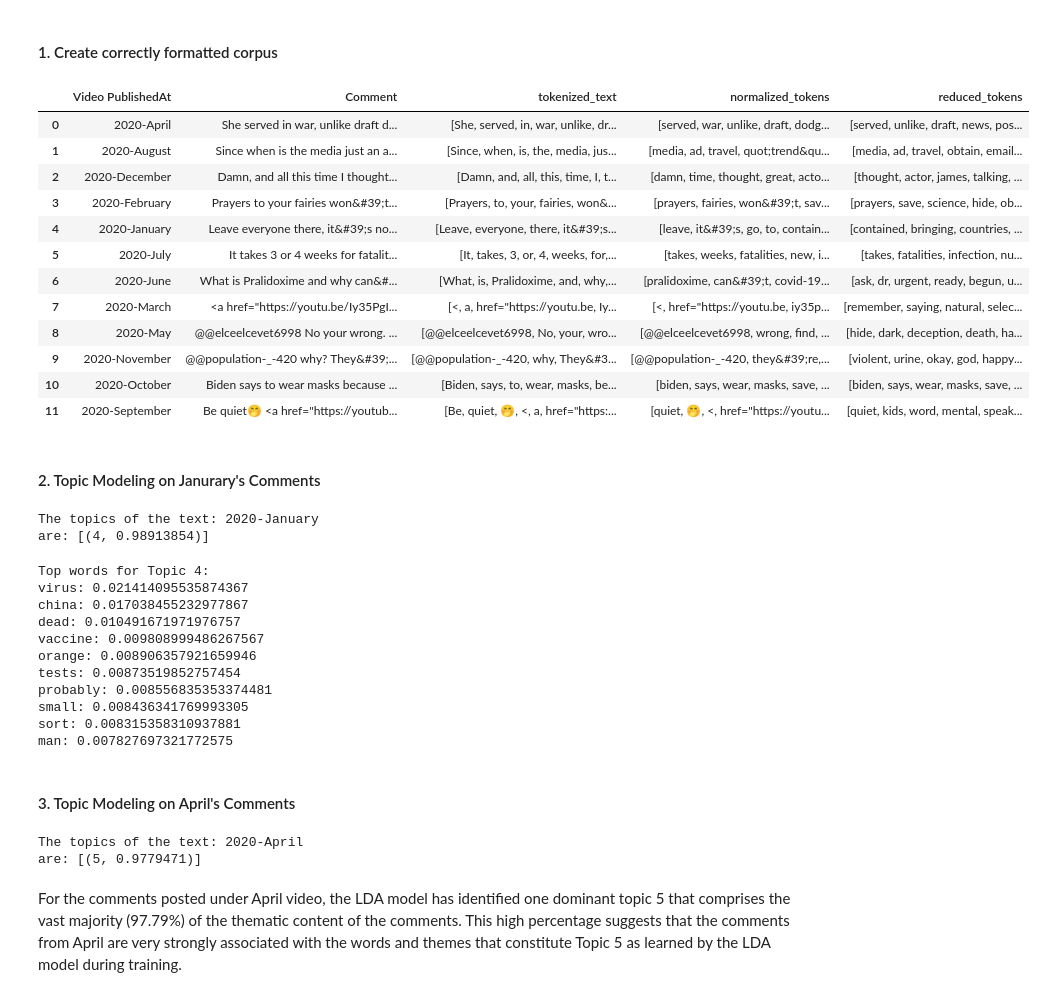
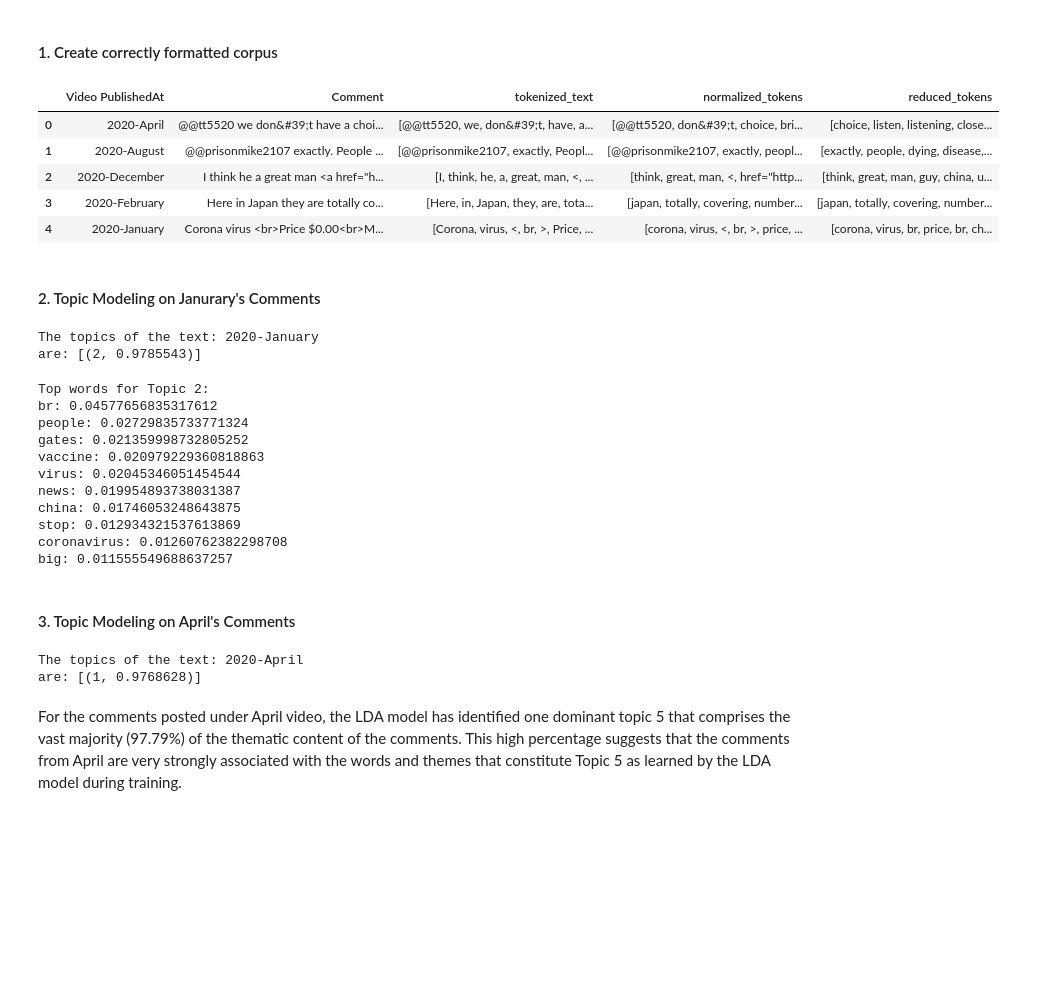
Before and after one commit to yuzhouw313/Content-Analysis-Homework, a Jupyter notebook: notebooks/3_Topic_Modeling_and_Clustering.ipynb, the cells around one changed output. Drawn from its saved outputs; the diff is of its cells as text; code cells hidden in the pictures; blank space fills up the shorter version.

```diff
--- a/notebooks/3_Topic_Modeling_and_Clustering.ipynb
+++ b/notebooks/3_Topic_Modeling_and_Clustering.ipynb
@@ -1721,33 +1937,26 @@ This [HDP tutorial](https://towardsdatascience.com/dont-be-afraid-of-nonparametr
 # %%
 import random
 
 random.seed(42)
 
 grouped = abc_df.groupby('Video PublishedAt')
 
 # Randomly sample 10 comments from video publish month
 sampled_comments = grouped.apply(lambda x: x.sample(10)).reset_index(drop=True)
 monthly_comments = pandas.DataFrame(sampled_comments.groupby('Video PublishedAt')['Comment'].apply(' '.join)).reset_index()
 
 monthly_comments['tokenized_text'] = monthly_comments['Comment'].apply(lambda x: lucem_illud.word_tokenize(x))
 monthly_comments['normalized_tokens'] = monthly_comments['tokenized_text'].apply(lambda x: lucem_illud.normalizeTokens(x))
-monthly_comments['reduced_tokens'] = monthly_comments['normalized_tokens'].apply(lambda x: dropMissing(x, senTFVectorizer.vocabulary_.keys()))
+monthly_comments['reduced_tokens'] = monthly_comments['normalized_tokens'].apply(lambda x: [w for w in x if w in ngTFVectorizer.vocabulary_.keys()])
 
-monthly_comments
+monthly_comments.head()
 # %% [output]
 |  | Video PublishedAt | Comment | tokenized_text | normalized_tokens | reduced_tokens |
-| 0 | 2020-April | She served in war, unlike draft d... | [She, served, in, war, unlike, dr... | [served, war, unlike, draft, dodg... | [served, unlike, draft, news, pos... |
-| 1 | 2020-August | Since when is the media just an a... | [Since, when, is, the, media, jus... | [media, ad, travel, quot;trend&qu... | [media, ad, travel, obtain, email... |
-| 2 | 2020-December | Damn, and all this time I thought... | [Damn, and, all, this, time, I, t... | [damn, time, thought, great, acto... | [thought, actor, james, talking, ... |
-| 3 | 2020-February | Prayers to your fairies won&#39;t... | [Prayers, to, your, fairies, won&... | [prayers, fairies, won&#39;t, sav... | [prayers, save, science, hide, ob... |
-| 4 | 2020-January | Leave everyone there, it&#39;s no... | [Leave, everyone, there, it&#39;s... | [leave, it&#39;s, go, to, contain... | [contained, bringing, countries, ... |
-| 5 | 2020-July | It takes 3 or 4 weeks for fatalit... | [It, takes, 3, or, 4, weeks, for,... | [takes, weeks, fatalities, new, i... | [takes, fatalities, infection, nu... |
-| 6 | 2020-June | What is Pralidoxime and why can&#... | [What, is, Pralidoxime, and, why,... | [pralidoxime, can&#39;t, covid-19... | [ask, dr, urgent, ready, begun, u... |
-| 7 | 2020-March | <a href="https://youtu.be/Iy35PgI... | [<, a, href="https://youtu.be, Iy... | [<, href="https://youtu.be, iy35p... | [remember, saying, natural, selec... |
-| 8 | 2020-May | @@elceelcevet6998 No your wrong. ... | [@@elceelcevet6998, No, your, wro... | [@@elceelcevet6998, wrong, find, ... | [hide, dark, deception, death, ha... |
-| 9 | 2020-November | @@population-_-420 why? They&#39;... | [@@population-_-420, why, They&#3... | [@@population-_-420, they&#39;re,... | [violent, urine, okay, god, happy... |
-| 10 | 2020-October | Biden says to wear masks because ... | [Biden, says, to, wear, masks, be... | [biden, says, wear, masks, save, ... | [biden, says, wear, masks, save, ... |
-| 11 | 2020-September | Be quiet🤭 <a href="https://youtub... | [Be, quiet, 🤭, <, a, href="https:... | [quiet, 🤭, <, href="https://youtu... | [quiet, kids, word, mental, speak... |
+| 0 | 2020-April | @@tt5520 we don&#39;t have a choi... | [@@tt5520, we, don&#39;t, have, a... | [@@tt5520, don&#39;t, choice, bri... | [choice, listen, listening, close... |
+| 1 | 2020-August | @@prisonmike2107 exactly. People ... | [@@prisonmike2107, exactly, Peopl... | [@@prisonmike2107, exactly, peopl... | [exactly, people, dying, disease,... |
+| 2 | 2020-December | I think he a great man <a href="h... | [I, think, he, a, great, man, <, ... | [think, great, man, <, href="http... | [think, great, man, guy, china, u... |
+| 3 | 2020-February | Here in Japan they are totally co... | [Here, in, Japan, they, are, tota... | [japan, totally, covering, number... | [japan, totally, covering, number... |
+| 4 | 2020-January | Corona virus <br>Price $0.00<br>M... | [Corona, virus, <, br, >, Price, ... | [corona, virus, <, br, >, price, ... | [corona, virus, br, price, br, ch... |
 # %%
 dictionary = gensim.corpora.Dictionary(monthly_comments['reduced_tokens'])
 corpus = [dictionary.doc2bow(text) for text in monthly_comments['reduced_tokens']]
@@ -1766,24 +1975,24 @@ print("The topics of the text: {}".format(monthly_comments['Video PublishedAt'][
 print("are: {}".format(sen1lda))
 # %% [output]
 The topics of the text: 2020-January
-are: [(4, 0.98913854)]
+are: [(2, 0.9785543)]
 # %%
-top_words_topic_4 = senlda.show_topic(4, topn=10)
-print("Top words for Topic 4:")
-for word, prob in top_words_topic_4:
+top_words_topic_2 = senlda.show_topic(2, topn=10)
+print("Top words for Topic 2:")
+for word, prob in top_words_topic_2:
     print(f"{word}: {prob}")
 # %% [output]
-Top words for Topic 4:
-virus: 0.021414095535874367
-china: 0.017038455232977867
-dead: 0.010491671971976757
-vaccine: 0.009808999486267567
-orange: 0.008906357921659946
-tests: 0.00873519852757454
-probably: 0.008556835353374481
-small: 0.008436341769993305
-sort: 0.008315358310937881
-man: 0.007827697321772575
+Top words for Topic 2:
+br: 0.04577656835317612
+people: 0.02729835733771324
+gates: 0.021359998732805252
+vaccine: 0.020979229360818863
+virus: 0.02045346051454544
+news: 0.019954893738031387
+china: 0.01746053248643875
+stop: 0.012934321537613869
+coronavirus: 0.01260762382298708
+big: 0.011555549688637257
 # %% [markdown]
 #### 3. Topic Modeling on April's Comments
 # %%
@@ -1793,7 +2002,7 @@ print("The topics of the text: {}".format(monthly_comments['Video PublishedAt'][
 print("are: {}".format(sen4lda))
 # %% [output]
 The topics of the text: 2020-April
-are: [(5, 0.9779471)]
+are: [(1, 0.9768628)]
 # %% [markdown]
 For the comments posted under April video, the LDA model has identified one dominant topic 5 that comprises the vast majority (97.79%) of the thematic content of the comments. This high percentage suggests that the comments from April are very strongly associated with the words and themes that constitute Topic 5 as learned by the LDA model during training.
 # %%
```
Also changed, not shown: parts of 52 cells of this notebook.
